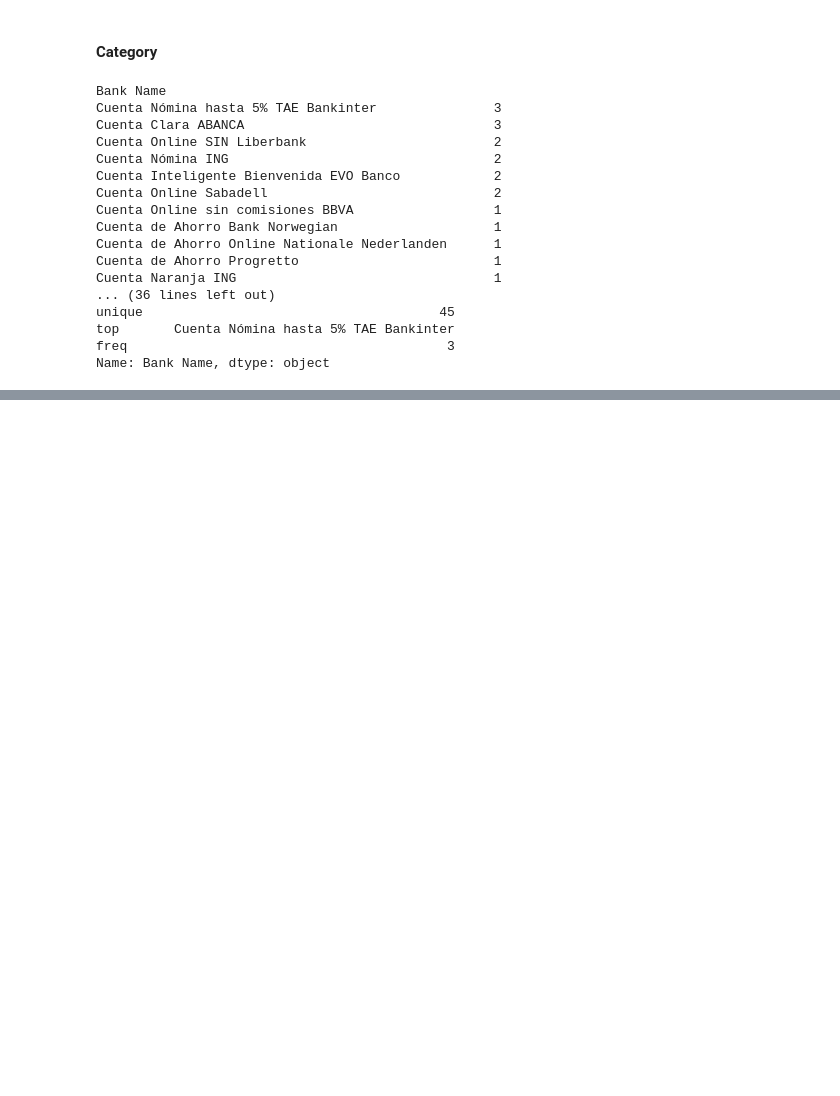
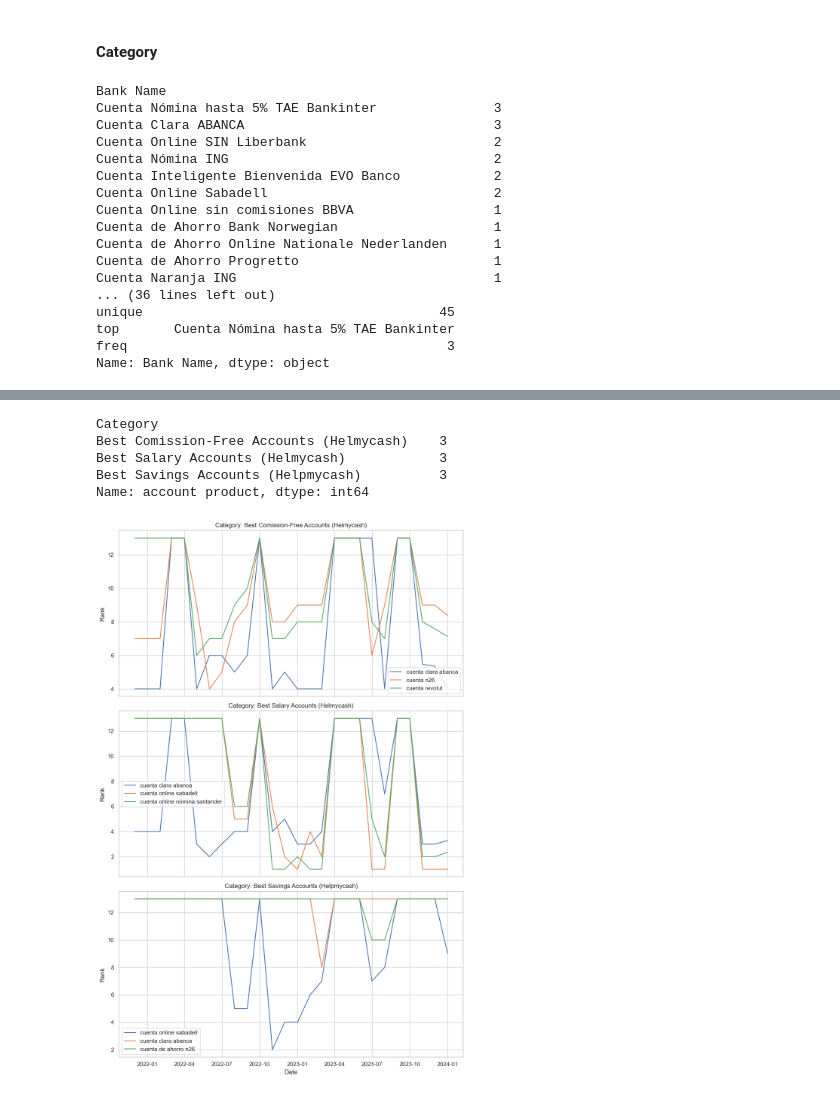
Before and after one commit to agbennett-bse/deloitte_digital_banking, a Jupyter notebook: deloitte_digital_banking/rank-position_df_parsing.ipynb, the cells around one changed output, grey strips where cells are left out. Saved outputs shown, nothing was run; the diff lists cells and outputs as text; code cells hidden in the pictures; blank space fills up the shorter version.

```diff
--- a/deloitte_digital_banking/rank-position_df_parsing.ipynb
+++ b/deloitte_digital_banking/rank-position_df_parsing.ipynb
@@ -2,7 +2,7 @@
 import pandas as pd
 import numpy as np
 
-file_path = 'data/Account Products.xlsx'
+file_path = 'D:/Hangze Wu/BSE/DSDM/semester3/Master Thesis/thesis project/data/Account Products.xlsx'
 df = pd.read_excel(file_path, sheet_name='ranking_position', skiprows=7)
 
 display(df.head())
@@ -159,0 +187,4 @@ Name: Bank Name, dtype: object
+# %%
+file_path = 'D:/Hangze Wu/BSE/DSDM/semester3/Master Thesis/thesis project/data/Account Products.xlsx'
+bank_df = pd.read_excel(file_path, sheet_name='account_products')
+bank_df.head()
@@ -159,0 +198,7 @@ Name: Bank Name, dtype: object
+# %%
+# Convert 'Account Product' in bank_df to lowercase
+bank_df['account product'] = bank_df['account product'].str.lower()
+
+# Convert 'Bank Name' in transformed_df to lowercase
+transformed_df['Bank Name'] = transformed_df['Bank Name'].str.lower()
+merged_df = pd.merge(transformed_df, bank_df, how='left', left_on='Bank Name', right_on='account product')
@@ -159,0 +243,48 @@ Name: Bank Name, dtype: object
+# %%
+# Assuming the DataFrame is named merged_df and the column names are 'Product' and 'Category'
+cleaned_df = merged_df.dropna(subset=['account product'])  # Drops rows where 'Product' is NA
+# Group by 'Product' and count unique 'Category' values
+product_category_counts = cleaned_df.groupby('Category')['account product'].nunique()
+
+product_category_counts
+# %% [output]
+Category
+Best Comission-Free Accounts (Helmycash)    3
+Best Salary Accounts (Helmycash)            3
+Best Savings Accounts (Helpmycash)          3
+Name: account product, dtype: int64
+# %%
+import matplotlib.pyplot as plt
+import seaborn as sns
+
+def plot_category_rank(df):
+    # Set the style
+    sns.set(style="whitegrid")
+
+    # Unique categories
+    categories = df['Category'].unique()
+
+    # Create a figure with subplots
+    fig, axes = plt.subplots(nrows=len(categories), figsize=(10, 5 * len(categories)), sharex=True)
+
+    # Loop through categories and create a plot for each
+    for i, category in enumerate(categories):
+        # Filter the DataFrame for the current category
+        category_df = df[df['Category'] == category]
+
+        # Plot each product over time
+        for product in category_df['account product'].unique():
+            ax = sns.lineplot(data=category_df[category_df['account product'] == product], x='Date', y='Rank', label=product, ax=axes[i])
+
+        # Set plot titles and labels
+        axes[i].set_title(f'Category: {category}')
+        axes[i].set_ylabel('Rank')
+        axes[i].set_xlabel('Date')
+
+    # Adjust layout
+    plt.tight_layout()
+    plt.show()
+
+plot_category_rank(df = cleaned_df)
+# %% [output]
+[figure, added]
```
Also changed, not shown: parts of 38 cells of this notebook.
